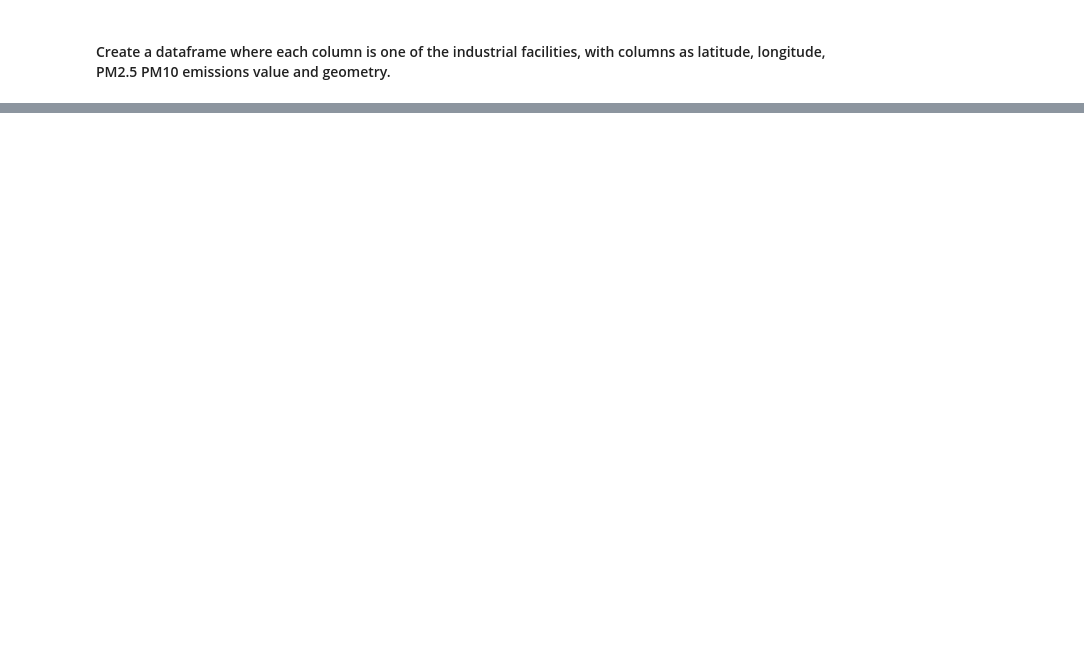
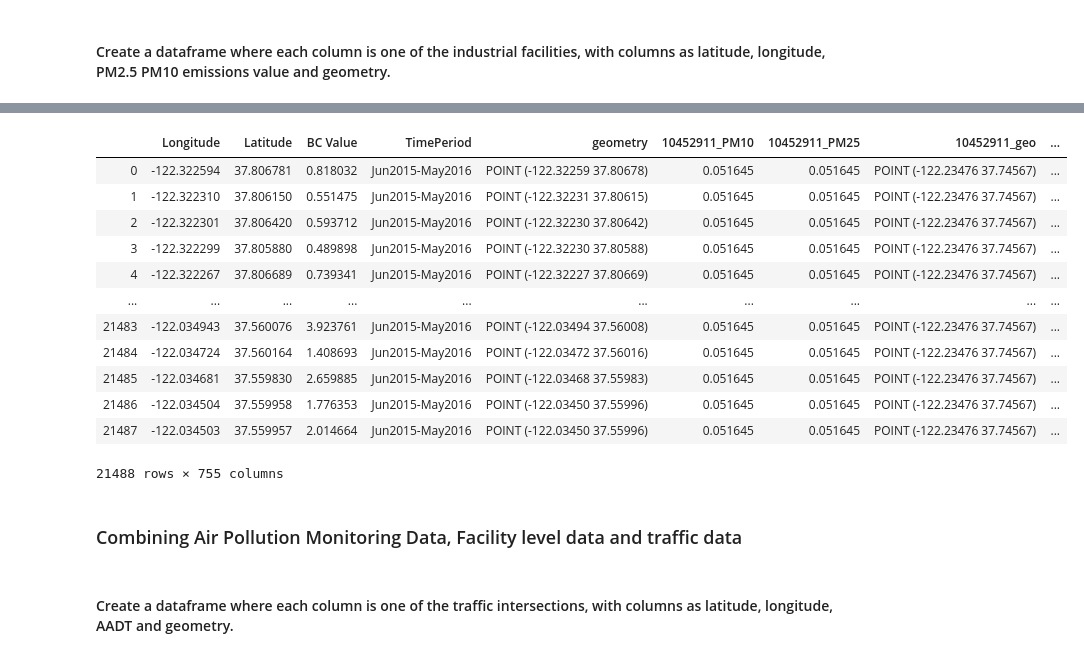
Before and after one commit to varsha2509/Springboard-DS, a Jupyter notebook: Capstone1/Idea3/Exploratory_Data_Analysis.ipynb, the cells around one changed output, grey strips where cells are left out. Cells and saved outputs as stored; diff of their text form; code cells hidden in the pictures; blank space fills up the shorter version.

Commit message:
Updated met data processing for idea3

```diff
--- a/Capstone1/Idea3/Exploratory_Data_Analysis.ipynb
+++ b/Capstone1/Idea3/Exploratory_Data_Analysis.ipynb
@@ -513,0 +491,20 @@ df_BC_2
+# %%
+BC_Facility
+# %% [output]
+|  | Longitude | Latitude | BC Value | TimePeriod | geometry | 10452911_PM10 | 10452911_PM25 | 10452911_geo | ... |
+| 0 | -122.322594 | 37.806781 | 0.818032 | Jun2015-May2016 | POINT (-122.32259 37.80678) | 0.051645 | 0.051645 | POINT (-122.23476 37.74567) | ... |
+| 1 | -122.322310 | 37.806150 | 0.551475 | Jun2015-May2016 | POINT (-122.32231 37.80615) | 0.051645 | 0.051645 | POINT (-122.23476 37.74567) | ... |
+| 2 | -122.322301 | 37.806420 | 0.593712 | Jun2015-May2016 | POINT (-122.32230 37.80642) | 0.051645 | 0.051645 | POINT (-122.23476 37.74567) | ... |
+| 3 | -122.322299 | 37.805880 | 0.489898 | Jun2015-May2016 | POINT (-122.32230 37.80588) | 0.051645 | 0.051645 | POINT (-122.23476 37.74567) | ... |
+| 4 | -122.322267 | 37.806689 | 0.739341 | Jun2015-May2016 | POINT (-122.32227 37.80669) | 0.051645 | 0.051645 | POINT (-122.23476 37.74567) | ... |
+| ... | ... | ... | ... | ... | ... | ... | ... | ... | ... |
+| 21483 | -122.034943 | 37.560076 | 3.923761 | Jun2015-May2016 | POINT (-122.03494 37.56008) | 0.051645 | 0.051645 | POINT (-122.23476 37.74567) | ... |
+| 21484 | -122.034724 | 37.560164 | 1.408693 | Jun2015-May2016 | POINT (-122.03472 37.56016) | 0.051645 | 0.051645 | POINT (-122.23476 37.74567) | ... |
+| 21485 | -122.034681 | 37.559830 | 2.659885 | Jun2015-May2016 | POINT (-122.03468 37.55983) | 0.051645 | 0.051645 | POINT (-122.23476 37.74567) | ... |
+| 21486 | -122.034504 | 37.559958 | 1.776353 | Jun2015-May2016 | POINT (-122.03450 37.55996) | 0.051645 | 0.051645 | POINT (-122.23476 37.74567) | ... |
+| 21487 | -122.034503 | 37.559957 | 2.014664 | Jun2015-May2016 | POINT (-122.03450 37.55996) | 0.051645 | 0.051645 | POINT (-122.23476 37.74567) | ... |
+21488 rows × 755 columns
+# %% [markdown]
+### Combining Air Pollution Monitoring Data, Facility level data and traffic data
+# %% [markdown]
+#### Create a dataframe where each column is one of the traffic intersections, with columns as latitude, longitude, AADT and geometry.
```
Also changed, not shown: parts of 81 cells of this notebook, 1 other file.
